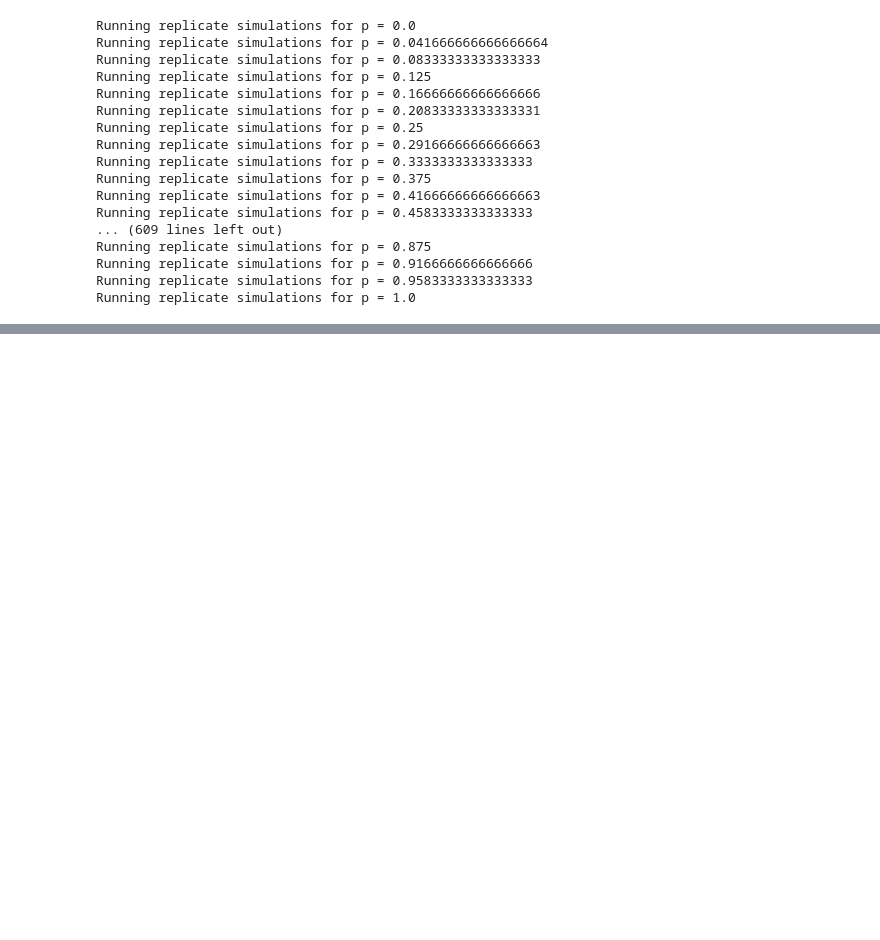
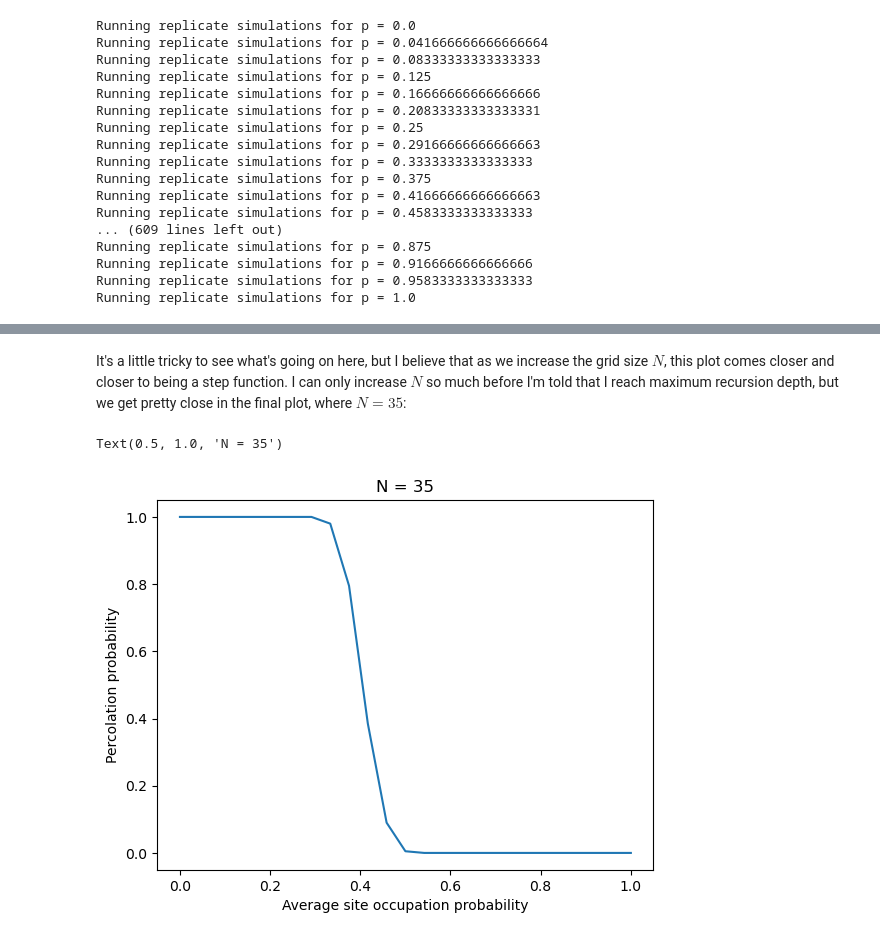
Before and after one commit to swilliamson7/comp_physics_sw, a Jupyter notebook: hw/hw1_solutions_sw.ipynb, the cells around one changed output, grey strips where cells are left out. Cells and saved outputs as stored; diff of their text form; code cells hidden in the pictures; blank space fills up the shorter version.

```diff
--- a/hw/hw1_solutions_sw.ipynb
+++ b/hw/hw1_solutions_sw.ipynb
@@ -555,0 +461,11 @@ plt.plot(N_vals, all_percolations_means[24])
+# %% [markdown]
+It's a little tricky to see what's going on here, but I believe that as we increase the grid size $N$, this plot comes closer and closer to being a step function. I can only increase $N$ so much before I'm told that I reach maximum recursion depth, but we get pretty close in the final plot, where $N = 35$:
+# %%
+plt.figure
+plt.plot(pvals, all_percolations_means[24])
+plt.xlabel('Average site occupation probability')
+plt.ylabel('Percolation probability')
+plt.title('N = 35')
+# %% [output]
+Text(0.5, 1.0, 'N = 35')
+[figure, added]
```
Also changed, not shown: parts of 22 cells of this notebook, 1 other file.
